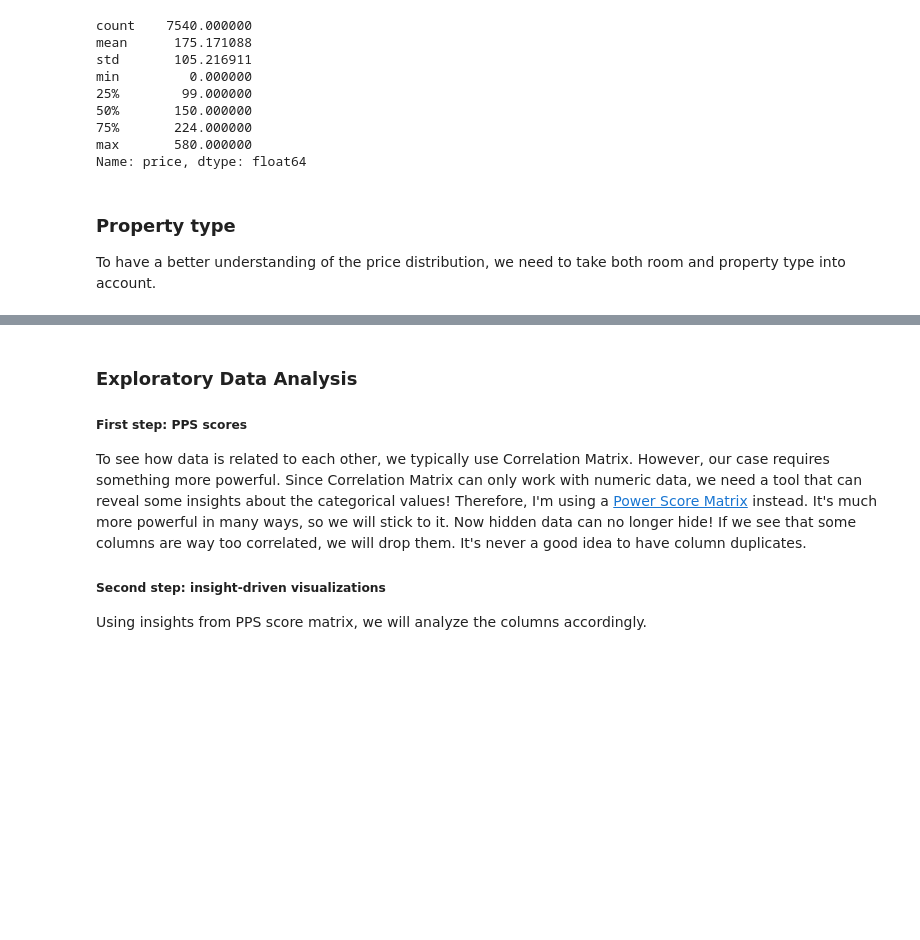
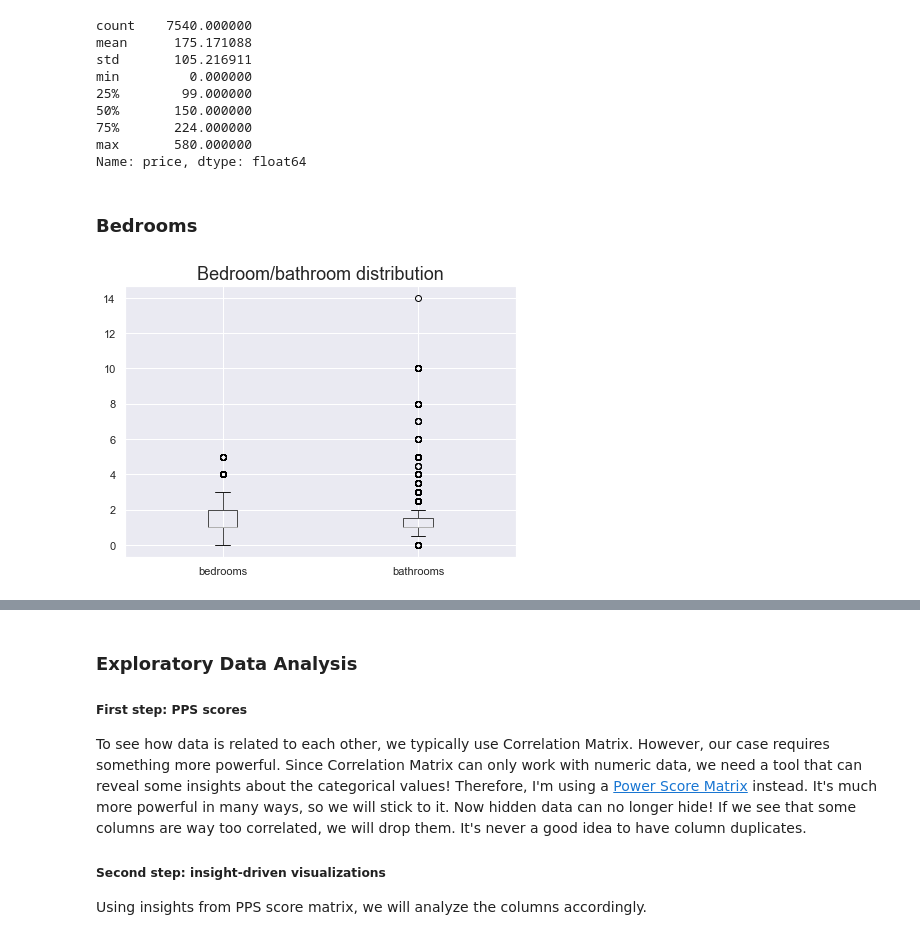
Before and after one commit to dissagaliyeva/property-rentals-analysis, a Jupyter notebook: analysis.ipynb, the cells around one changed output, grey strips where cells are left out. Saved outputs shown, nothing was run; the diff lists cells and outputs as text; code cells hidden in the pictures; blank space fills up the shorter version.

```diff
--- a/analysis.ipynb
+++ b/analysis.ipynb
@@ -392,7 +392,11 @@ rentals.reset_index(inplace=True, drop=True)
 
 # # show shape before drop
 # print('Dataset after drop: ', len(rentals))
-# %% [markdown]
-### Property type
-
-To have a better understanding of the price distribution, we need to take both room and property type into account.
+# %% [markdown]
+### Bedrooms <a class="anchor" id="bedrooms"/>
+# %%
+rentals[['bedrooms', 'bathrooms']].boxplot()\
+                                  .set_title('Bedroom/bathroom distribution', fontsize=18)
+plt.show()
+# %% [output]
+[figure, added]
```
Also changed, not shown: parts of 67 cells of this notebook, 2 other files.
